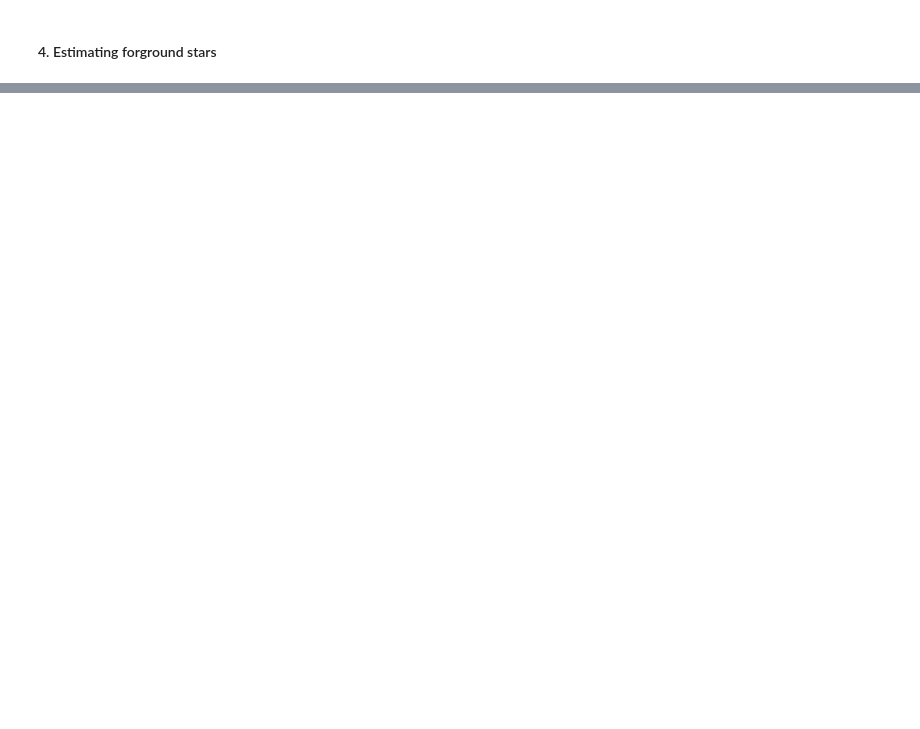
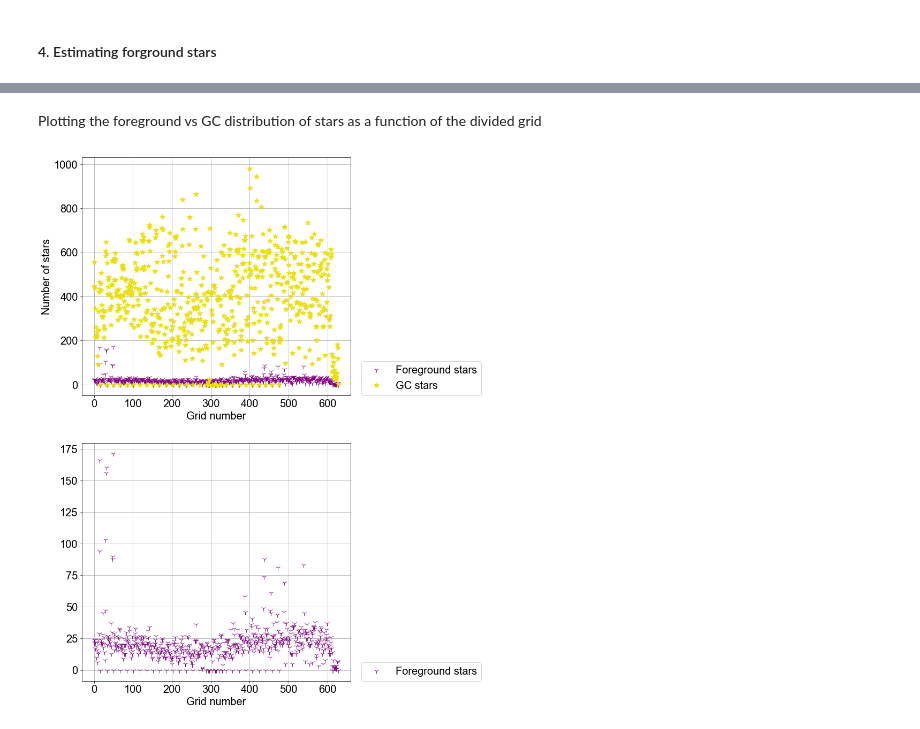
Before and after one commit to SoumyaShreeram/Slitless_spectroscopy, a Jupyter notebook: 02_Using_GALACTICNUCLEUS_catalog_to_produce_spectral_images.ipynb, the cells around one changed output, grey strips where cells are left out. Cells and saved outputs as stored; diff of their text form; code cells hidden in the pictures; blank space fills up the shorter version.

```diff
--- a/02_Using_GALACTICNUCLEUS_catalog_to_produce_spectral_images.ipynb
+++ b/02_Using_GALACTICNUCLEUS_catalog_to_produce_spectral_images.ipynb
@@ -189,0 +214,7 @@ Forground population of stars in sample (H-K_s < 1.1): 70 stars
+# %% [markdown]
+Plotting the foreground vs GC distribution of stars as a function of the divided grid
+# %%
+importlib.reload(pt)
+pt.plotForegroundGCstars(foreground_stars, gc_stars)
+# %% [output]
+[figure, added]
```
Also changed, not shown: parts of 23 cells of this notebook, 3 other files.
